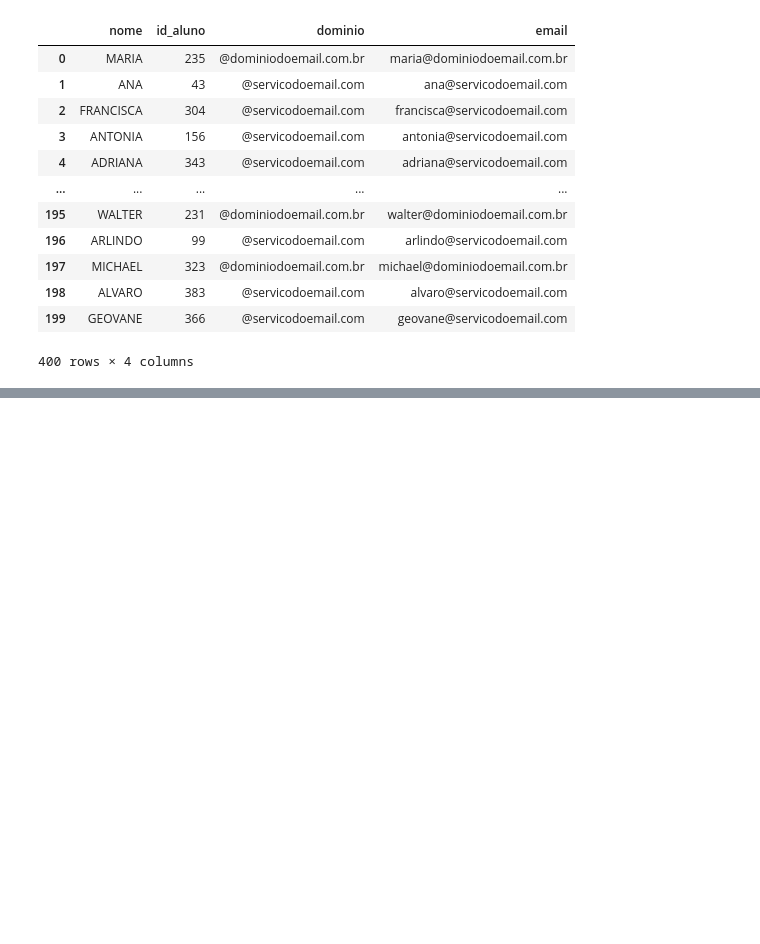
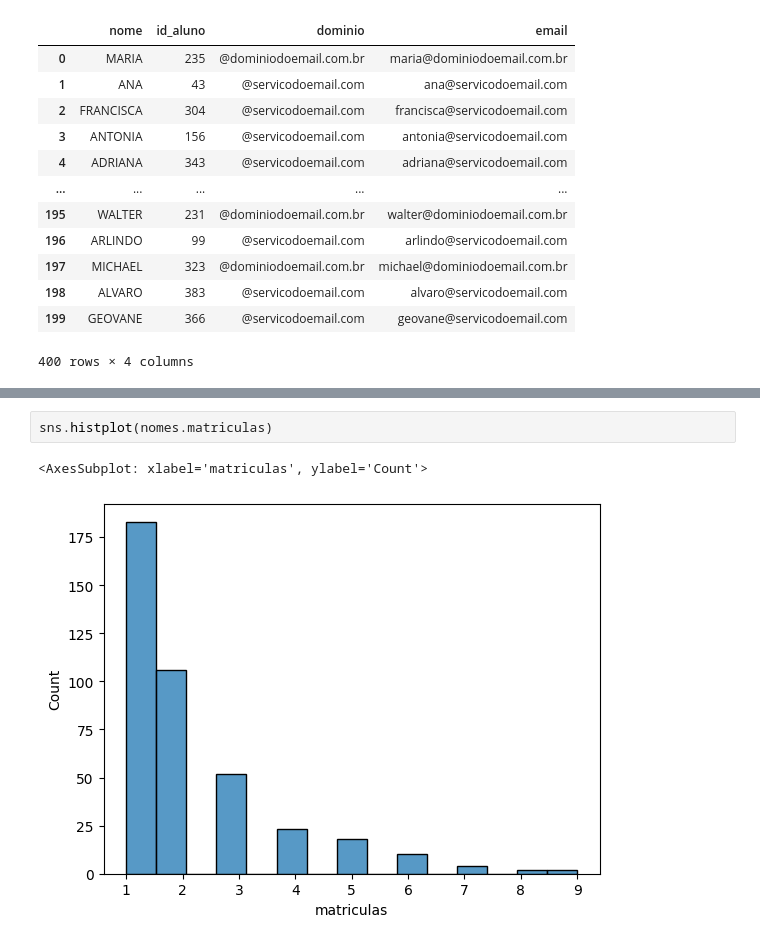
Before and after one commit to KamilaSouza/Python-for-Data-Science, a Jupyter notebook: 5_Input_and_Output/school_dataframe.ipynb, the cells around one changed output, grey strips where cells are left out. Cells and saved outputs as stored; diff of their text form; blank space fills up the shorter version.

```diff
--- a/5_Input_and_Output/school_dataframe.ipynb
+++ b/5_Input_and_Output/school_dataframe.ipynb
@@ -151,0 +324,5 @@ nomes
+# %%
+sns.histplot(nomes.matriculas)
+# %% [output]
+<AxesSubplot: xlabel='matriculas', ylabel='Count'>
+[figure, added]
```
Also changed, not shown: parts of 51 cells of this notebook, 2 other files.
